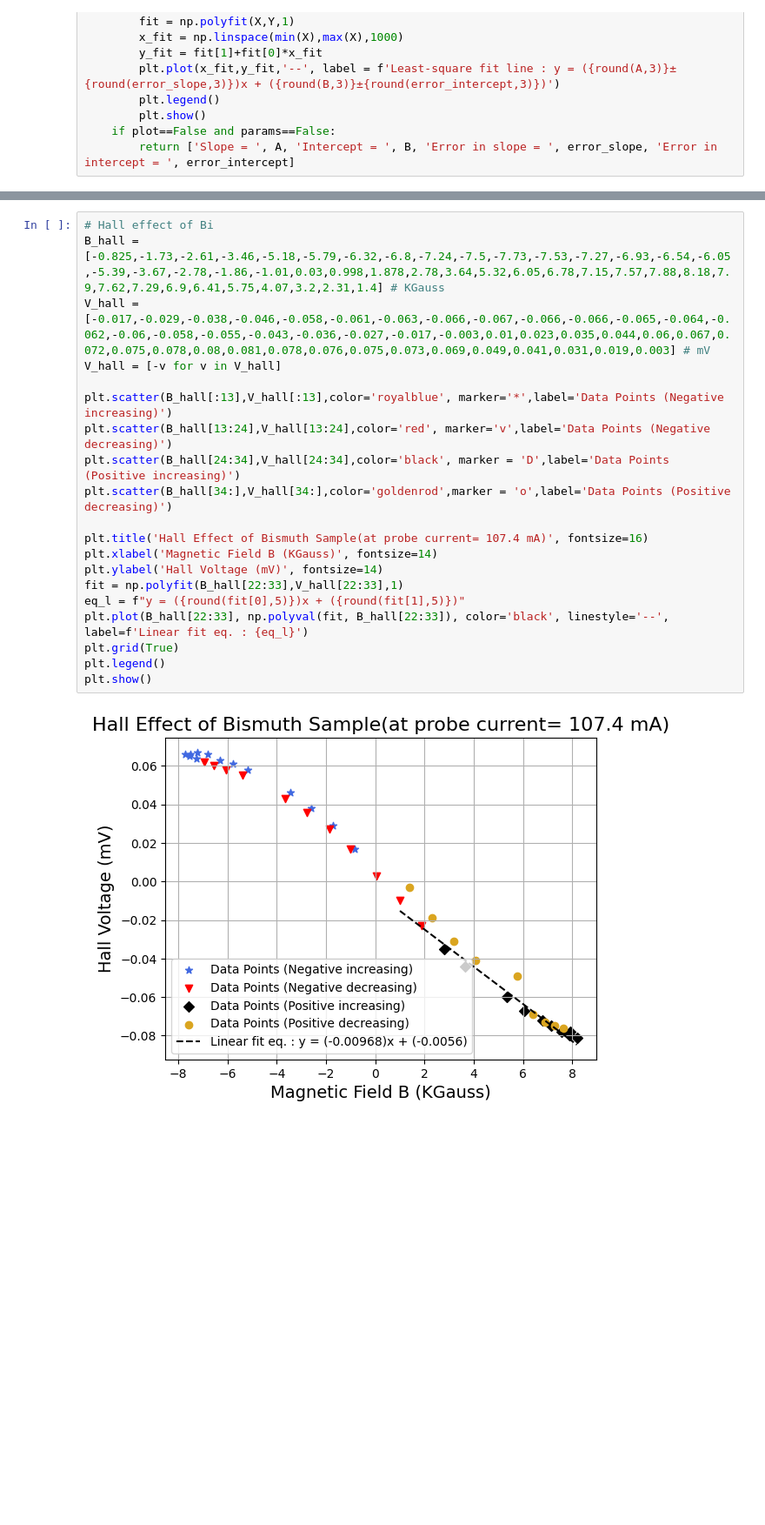
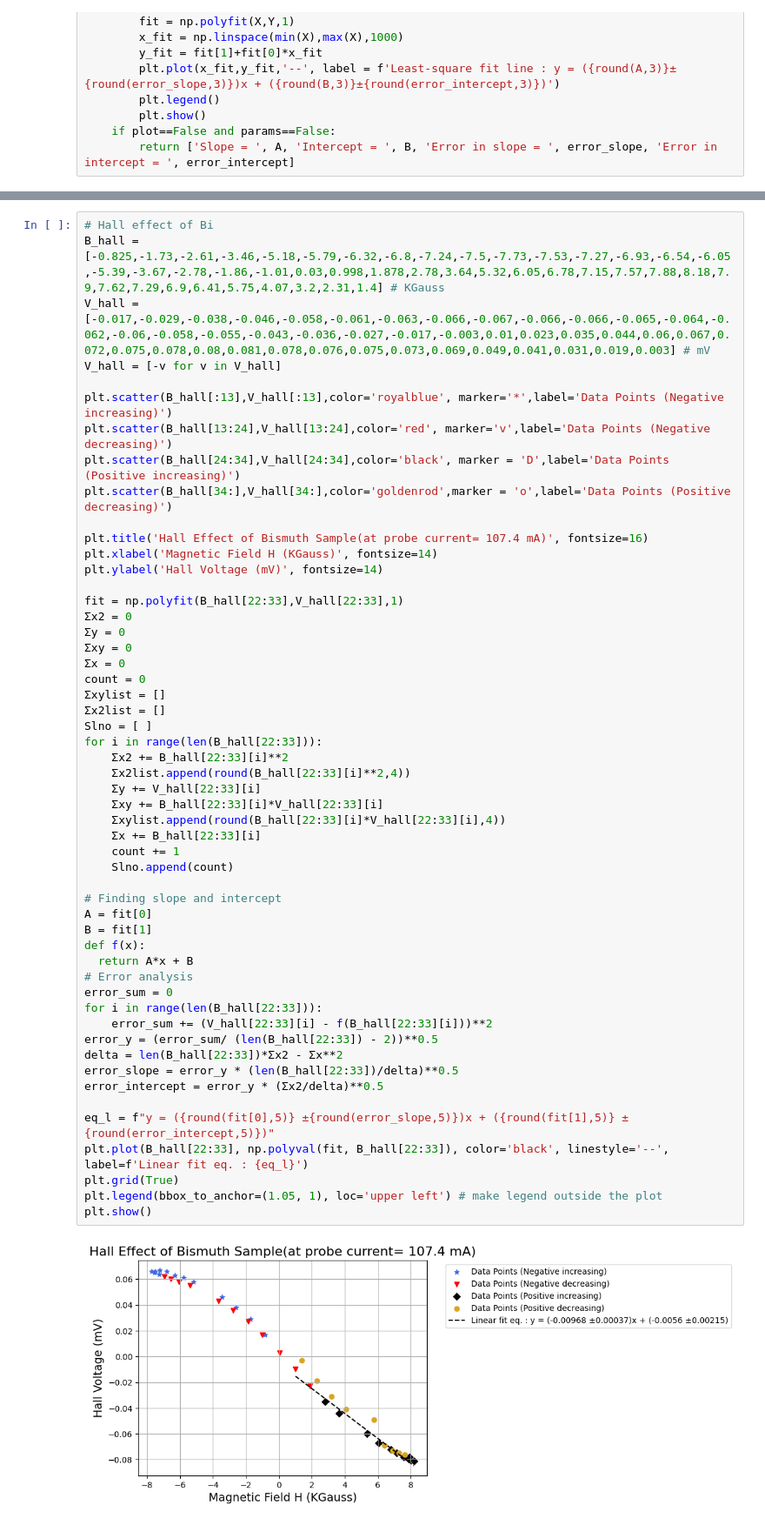
Before and after one commit to Anuj-Arya1/Nuclear-and-Solid-State-physics-Lab, a Jupyter notebook: Solid_state_physics_lab/Magneto&Hall_Bi.ipynb, the cells around one changed output, grey strips where cells are left out. Shown at 87% size. Saved outputs shown, nothing was run; the diff lists cells and outputs as text; blank space fills up the shorter version.

```diff
--- a/Solid_state_physics_lab/Magneto&Hall_Bi.ipynb
+++ b/Solid_state_physics_lab/Magneto&Hall_Bi.ipynb
@@ -145,22 +149,55 @@ least_square_fitting(log_B2, log_r2,'log(H) (kGauss)','log(ΔR/R₀)',True,False
 # %%
 # Hall effect of Bi
 B_hall = [-0.825,-1.73,-2.61,-3.46,-5.18,-5.79,-6.32,-6.8,-7.24,-7.5,-7.73,-7.53,-7.27,-6.93,-6.54,-6.05,-5.39,-3.67,-2.78,-1.86,-1.01,0.03,0.998,1.878,2.78,3.64,5.32,6.05,6.78,7.15,7.57,7.88,8.18,7.9,7.62,7.29,6.9,6.41,5.75,4.07,3.2,2.31,1.4] # KGauss
 V_hall = [-0.017,-0.029,-0.038,-0.046,-0.058,-0.061,-0.063,-0.066,-0.067,-0.066,-0.066,-0.065,-0.064,-0.062,-0.06,-0.058,-0.055,-0.043,-0.036,-0.027,-0.017,-0.003,0.01,0.023,0.035,0.044,0.06,0.067,0.072,0.075,0.078,0.08,0.081,0.078,0.076,0.075,0.073,0.069,0.049,0.041,0.031,0.019,0.003] # mV
 V_hall = [-v for v in V_hall]
 
 plt.scatter(B_hall[:13],V_hall[:13],color='royalblue', marker='*',label='Data Points (Negative increasing)')
 plt.scatter(B_hall[13:24],V_hall[13:24],color='red', marker='v',label='Data Points (Negative decreasing)')
 plt.scatter(B_hall[24:34],V_hall[24:34],color='black', marker = 'D',label='Data Points (Positive increasing)')
 plt.scatter(B_hall[34:],V_hall[34:],color='goldenrod',marker = 'o',label='Data Points (Positive decreasing)')
 
 plt.title('Hall Effect of Bismuth Sample(at probe current= 107.4 mA)', fontsize=16)
-plt.xlabel('Magnetic Field B (KGauss)', fontsize=14)
+plt.xlabel('Magnetic Field H (KGauss)', fontsize=14)
 plt.ylabel('Hall Voltage (mV)', fontsize=14)
+
 fit = np.polyfit(B_hall[22:33],V_hall[22:33],1)
-eq_l = f"y = ({round(fit[0],5)})x + ({round(fit[1],5)})"
+Σx2 = 0
+Σy = 0
+Σxy = 0
+Σx = 0
+count = 0
+Σxylist = []
+Σx2list = []
+Slno = [ ]
+for i in range(len(B_hall[22:33])):
+    Σx2 += B_hall[22:33][i]**2
+    Σx2list.append(round(B_hall[22:33][i]**2,4))
+    Σy += V_hall[22:33][i]
+    Σxy += B_hall[22:33][i]*V_hall[22:33][i]
+    Σxylist.append(round(B_hall[22:33][i]*V_hall[22:33][i],4))
+    Σx += B_hall[22:33][i]
+    count += 1
+    Slno.append(count)
+
+# Finding slope and intercept
+A = fit[0]
+B = fit[1]
+def f(x):
+  return A*x + B
+# Error analysis
+error_sum = 0
+for i in range(len(B_hall[22:33])):
+    error_sum += (V_hall[22:33][i] - f(B_hall[22:33][i]))**2
+error_y = (error_sum/ (len(B_hall[22:33]) - 2))**0.5
+delta = len(B_hall[22:33])*Σx2 - Σx**2
+error_slope = error_y * (len(B_hall[22:33])/delta)**0.5
+error_intercept = error_y * (Σx2/delta)**0.5
+
+eq_l = f"y = ({round(fit[0],5)} ±{round(error_slope,5)})x + ({round(fit[1],5)} ±{round(error_intercept,5)})"
 plt.plot(B_hall[22:33], np.polyval(fit, B_hall[22:33]), color='black', linestyle='--', label=f'Linear fit eq. : {eq_l}')
 plt.grid(True)
-plt.legend()
+plt.legend(bbox_to_anchor=(1.05, 1), loc='upper left') # make legend outside the plot
 plt.show()
 # %% [output]
-[figure, old version]
+[figure, new version]
```
Also changed, not shown: parts of 3 cells of this notebook, 4 other files.
